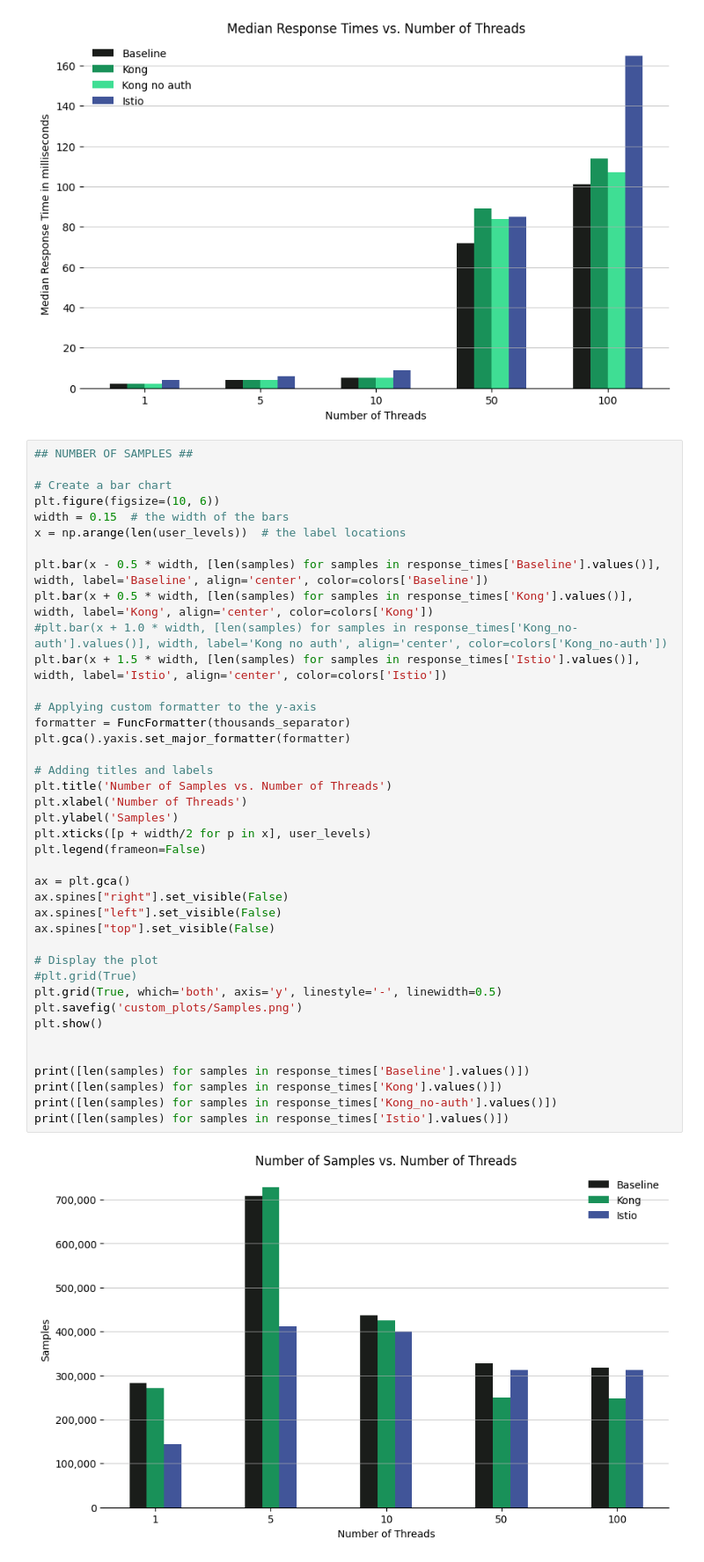
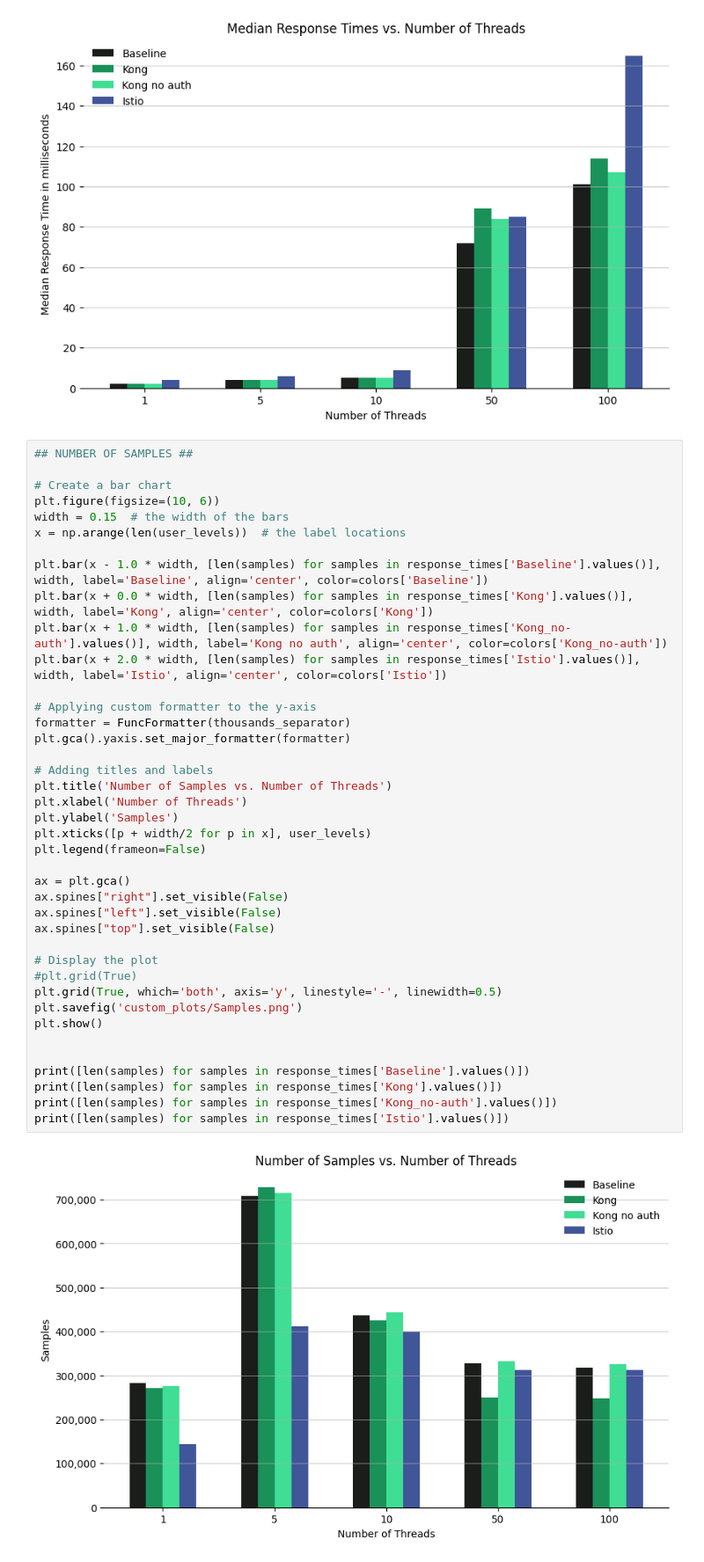
Before and after one commit to christophkormesser/Bachelors-Project, a Jupyter notebook: data/bar_charts.ipynb, the cells around one changed output. Shown at 88% size. Cells and saved outputs as stored; diff of their text form.

```diff
--- a/data/bar_charts.ipynb
+++ b/data/bar_charts.ipynb
@@ -359,40 +359,40 @@ plt.figure(figsize=(10, 6))
 width = 0.15  # the width of the bars
 x = np.arange(len(user_levels))  # the label locations
 
-plt.bar(x - 0.5 * width, [len(samples) for samples in response_times['Baseline'].values()], width, label='Baseline', align='center', color=colors['Baseline'])
-plt.bar(x + 0.5 * width, [len(samples) for samples in response_times['Kong'].values()], width, label='Kong', align='center', color=colors['Kong'])
-#plt.bar(x + 1.0 * width, [len(samples) for samples in response_times['Kong_no-auth'].values()], width, label='Kong no auth', align='center', color=colors['Kong_no-auth'])
-plt.bar(x + 1.5 * width, [len(samples) for samples in response_times['Istio'].values()], width, label='Istio', align='center', color=colors['Istio'])
+plt.bar(x - 1.0 * width, [len(samples) for samples in response_times['Baseline'].values()], width, label='Baseline', align='center', color=colors['Baseline'])
+plt.bar(x + 0.0 * width, [len(samples) for samples in response_times['Kong'].values()], width, label='Kong', align='center', color=colors['Kong'])
+plt.bar(x + 1.0 * width, [len(samples) for samples in response_times['Kong_no-auth'].values()], width, label='Kong no auth', align='center', color=colors['Kong_no-auth'])
+plt.bar(x + 2.0 * width, [len(samples) for samples in response_times['Istio'].values()], width, label='Istio', align='center', color=colors['Istio'])
 
 # Applying custom formatter to the y-axis
 formatter = FuncFormatter(thousands_separator)
 plt.gca().yaxis.set_major_formatter(formatter)
 
 # Adding titles and labels
 plt.title('Number of Samples vs. Number of Threads')
 plt.xlabel('Number of Threads')
 plt.ylabel('Samples')
 plt.xticks([p + width/2 for p in x], user_levels)
 plt.legend(frameon=False)
 
 ax = plt.gca()
 ax.spines["right"].set_visible(False)
 ax.spines["left"].set_visible(False)
 ax.spines["top"].set_visible(False)
 
 # Display the plot
 #plt.grid(True)
 plt.grid(True, which='both', axis='y', linestyle='-', linewidth=0.5)
 plt.savefig('custom_plots/Samples.png')
 plt.show()
 
 
 print([len(samples) for samples in response_times['Baseline'].values()])
 print([len(samples) for samples in response_times['Kong'].values()])
 print([len(samples) for samples in response_times['Kong_no-auth'].values()])
 print([len(samples) for samples in response_times['Istio'].values()])
 # %% [output]
-[figure, old version]
+[figure, new version]
 [282124, 708455, 437570, 327614, 318355]
 [271061, 728829, 424729, 250184, 247256]
 [276232, 715741, 443054, 332145, 326089]
```
Also changed, not shown: parts of 1 cell of this notebook.
